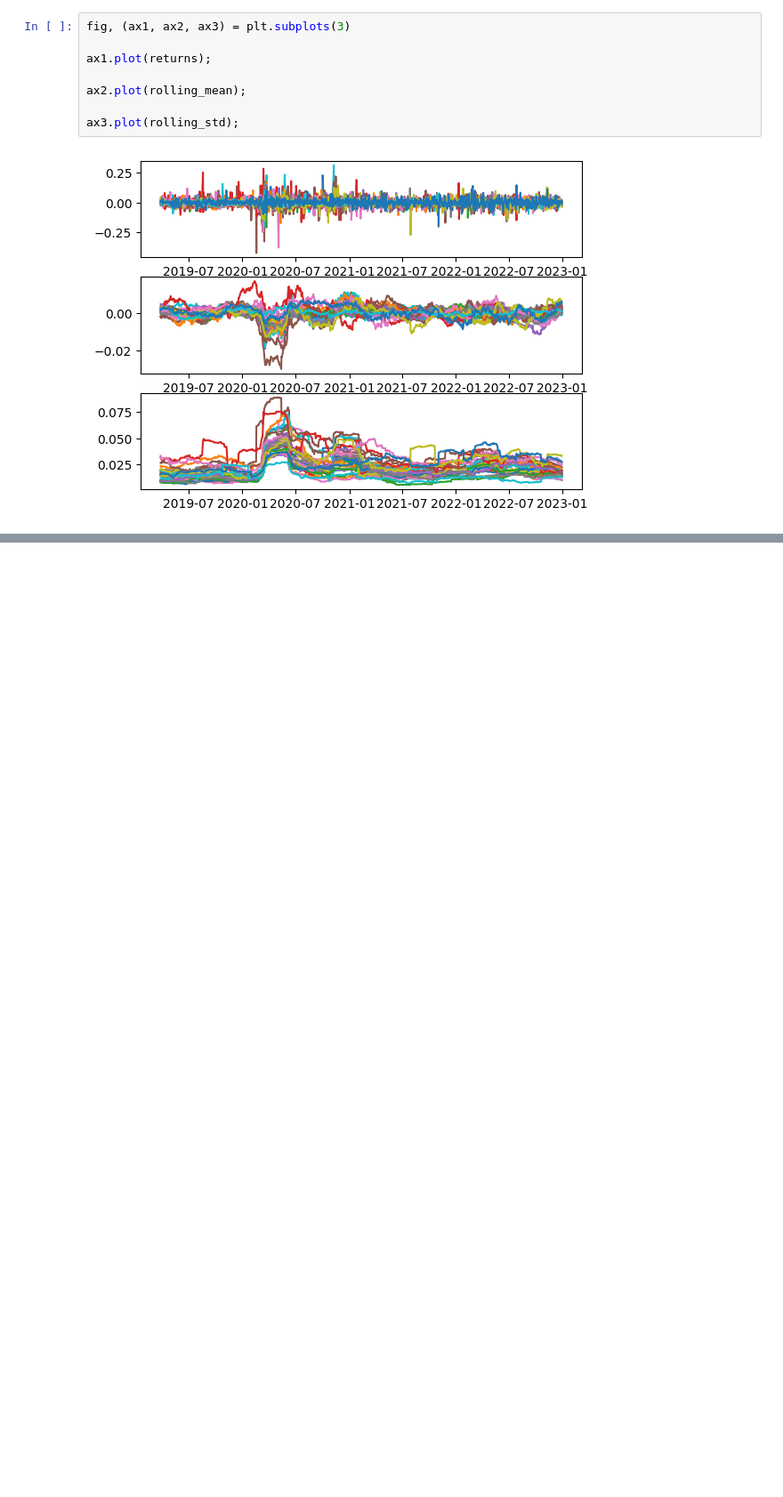
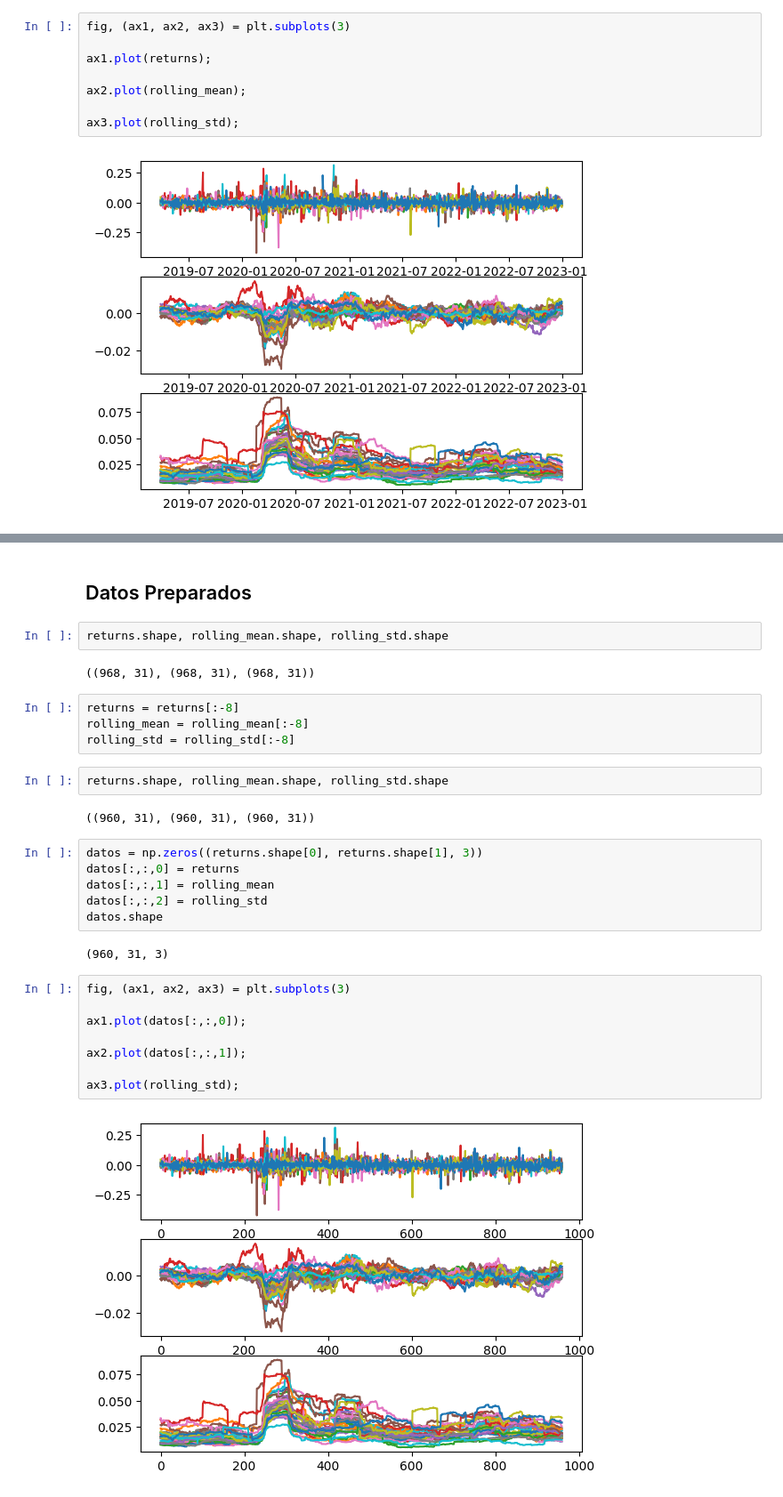
Before and after one commit to tintenderete/TFM, a Jupyter notebook: test_evolutivo_1.ipynb, the cells around one changed output, grey strips where cells are left out. Shown at 89% size. Cells and saved outputs as stored; diff of their text form; blank space fills up the shorter version.

```diff
--- a/test_evolutivo_1.ipynb
+++ b/test_evolutivo_1.ipynb
@@ -299,0 +304,32 @@ ax3.plot(rolling_std);
+# %% [markdown]
+## Datos Preparados
+# %%
+returns.shape, rolling_mean.shape, rolling_std.shape
+# %% [output]
+((968, 31), (968, 31), (968, 31))
+# %%
+returns = returns[:-8]
+rolling_mean = rolling_mean[:-8]
+rolling_std = rolling_std[:-8]
+# %%
+returns.shape, rolling_mean.shape, rolling_std.shape
+# %% [output]
+((960, 31), (960, 31), (960, 31))
+# %%
+datos = np.zeros((returns.shape[0], returns.shape[1], 3))
+datos[:,:,0] = returns
+datos[:,:,1] = rolling_mean
+datos[:,:,2] = rolling_std
+datos.shape
+# %% [output]
+(960, 31, 3)
+# %%
+fig, (ax1, ax2, ax3) = plt.subplots(3)
+
+ax1.plot(datos[:,:,0]);
+
+ax2.plot(datos[:,:,1]);
+
+ax3.plot(rolling_std);
+# %% [output]
+[figure, added]
```
Also changed, not shown: parts of 53 cells of this notebook.
